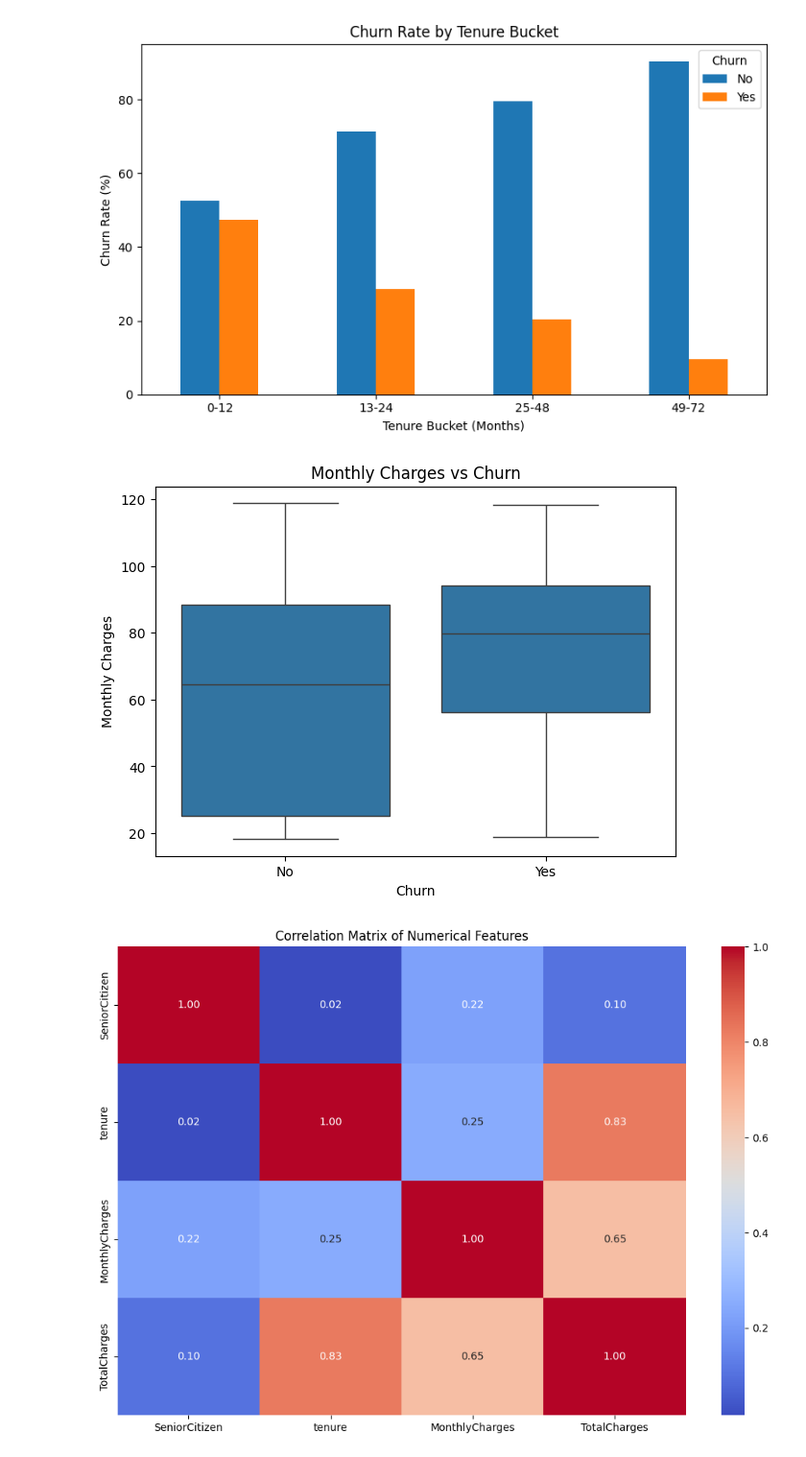
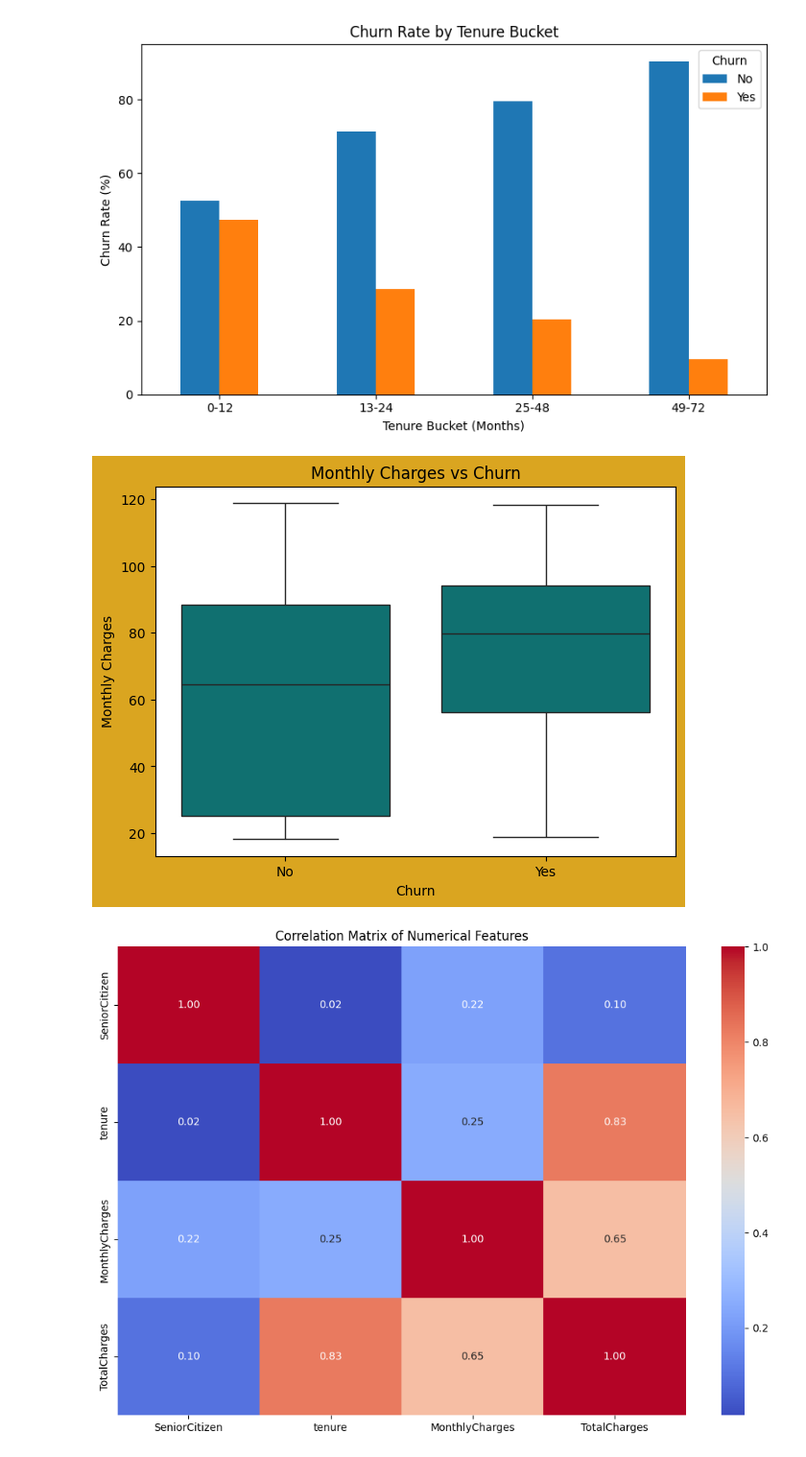
Before and after one commit to zalarahul973-design/Supervised-Learning-practical_Exam-Customer-Churn-Prediction-Multi-Algorithm-Classification-Showdown, a Jupyter notebook: practical.ipynb, the cells around one changed output. Shown at 96% size. Drawn from its saved outputs; the diff is of its cells as text; code cells hidden in the pictures.

```diff
--- a/practical.ipynb
+++ b/practical.ipynb
@@ -192,20 +195,22 @@ plt.show()
 [figure]
 # %%
 # 3. MonthlyCharges vs Churn — Boxplot
-plt.figure(figsize=(7,5))
+
+plt.figure(figsize=(7,5), facecolor="goldenrod")
 
 sns.boxplot(
     data=df,
     x="Churn",
-    y="MonthlyCharges"
+    y="MonthlyCharges",
+    color="teal"
 )
 
 plt.title("Monthly Charges vs Churn")
 plt.xlabel("Churn")
 plt.ylabel("Monthly Charges")
 plt.show()
 # %% [output]
-[figure, old version]
+[figure, new version]
 # %%
 # 4. Correlation Heatmap
 # Select numerical columns
```
Also changed, not shown: parts of 10 cells of this notebook.
